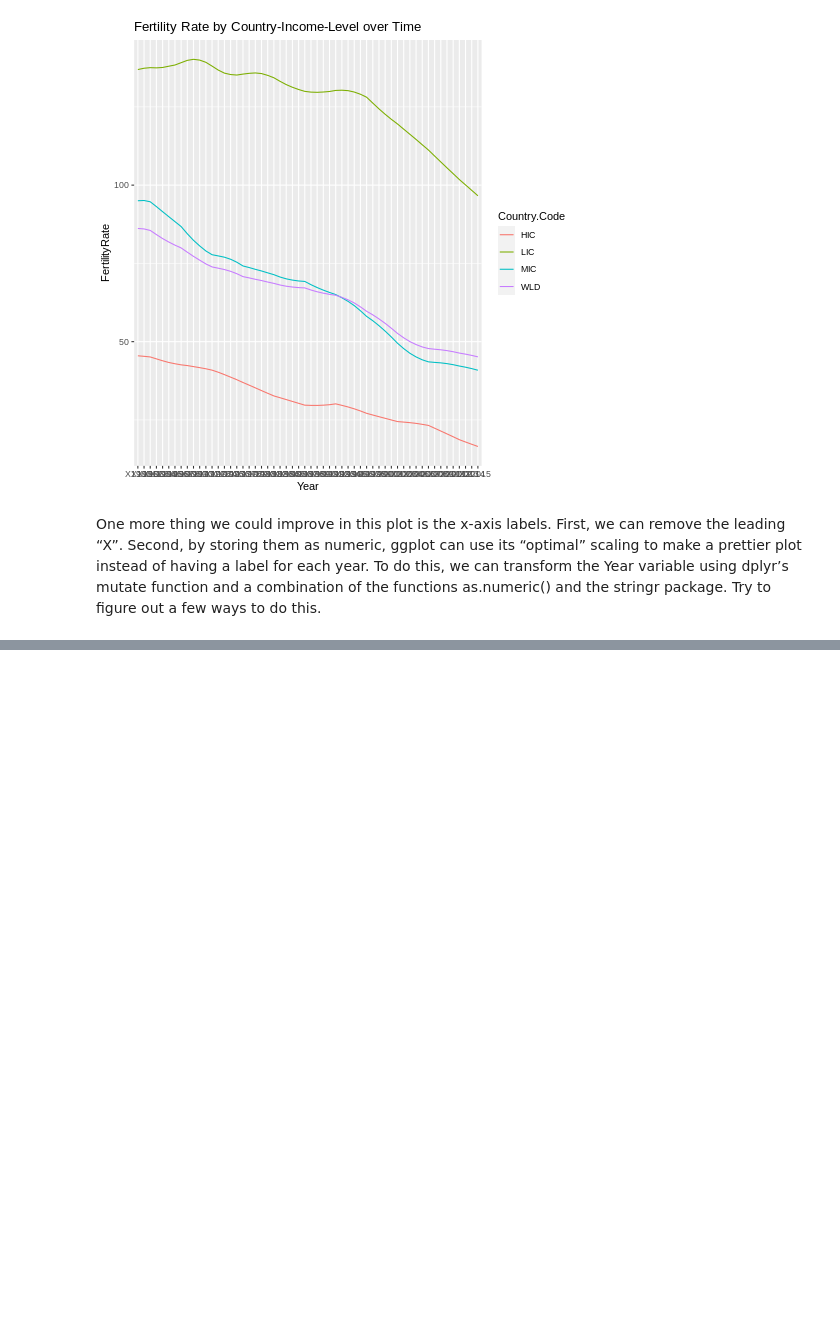
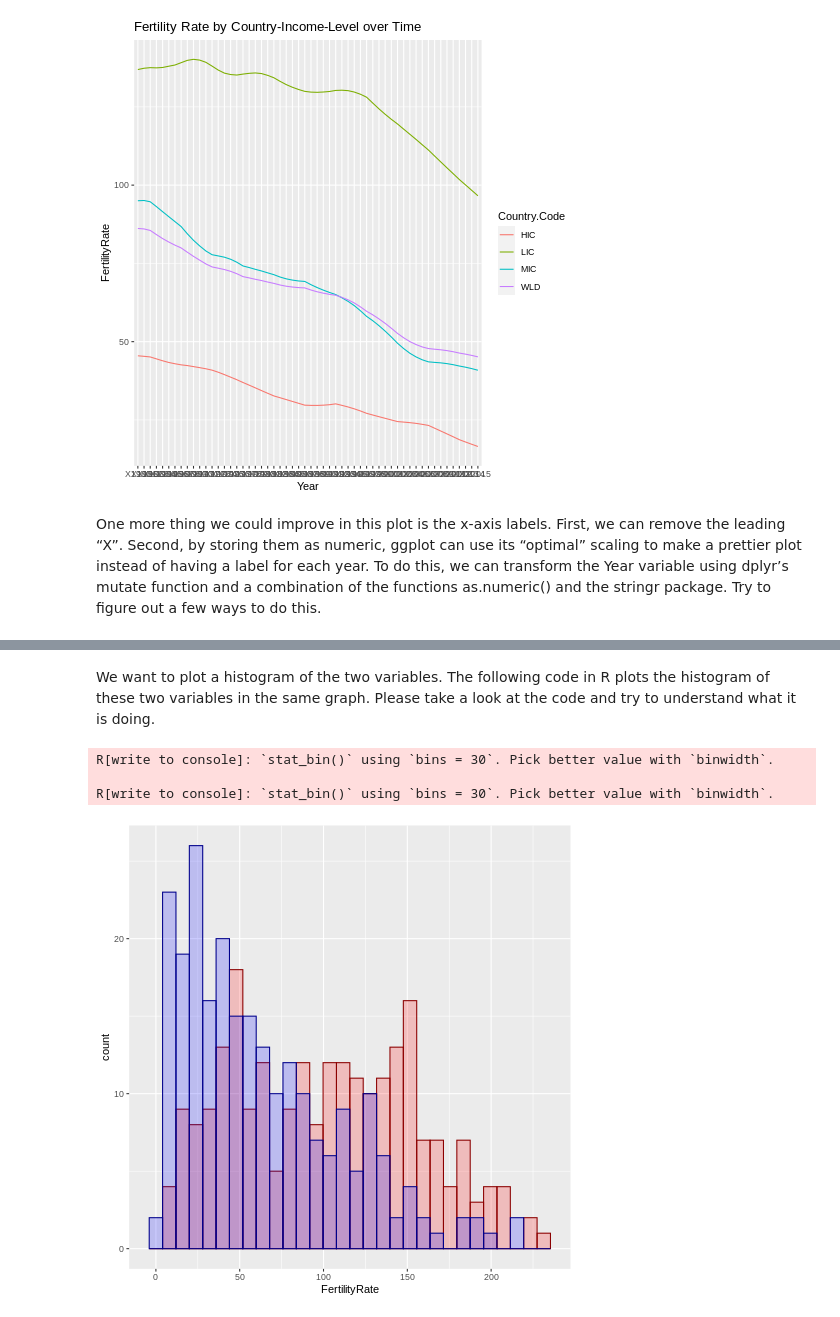
Before and after one commit to dataqueenpend/MIT_DataAnalysisForSocialScientists, a Jupyter notebook: r_notes.ipynb, the cells around one changed output, grey strips where cells are left out. Saved outputs shown, nothing was run; the diff lists cells and outputs as text; code cells hidden in the pictures; blank space fills up the shorter version.

```diff
--- a/r_notes.ipynb
+++ b/r_notes.ipynb
@@ -907,0 +927,22 @@ One more thing we could improve in this plot is the x-axis labels. First, we can
+# %%
+%%R
+histdata_twoyears <- select(teenager_fr, Country.Name, Country.Code, Indicator.Name,         Indicator.Code, X1960, X2000)
+
+histdata_twoyears <- gather(teenager_fr, Year, FertilityRate, X1960, X2000) %>%
+     select(Year, Country.Name, Country.Code, FertilityRate)
+
+histdata_twoyears <- filter(histdata_twoyears, !is.na(FertilityRate))
+# %% [markdown]
+We want to plot a histogram of the two variables. The following code in R plots the histogram of these two variables in the same graph. Please take a look at the code and try to understand what it is doing.
+# %%
+%%R
+ggplot(histdata_twoyears, aes(x=FertilityRate)) +
+      geom_histogram(data=subset(histdata_twoyears, Year=="X1960"),
+color="darkred", fill="red", alpha=0.2) +
+     geom_histogram(data=subset(histdata_twoyears, Year=="X2000"),
+color="darkblue", fill="blue", alpha=0.2)
+# %% [output]
+R[write to console]: `stat_bin()` using `bins = 30`. Pick better value with `binwidth`.
+
+R[write to console]: `stat_bin()` using `bins = 30`. Pick better value with `binwidth`.
+[figure, added]
```
Also changed, not shown: parts of 18 cells of this notebook.
